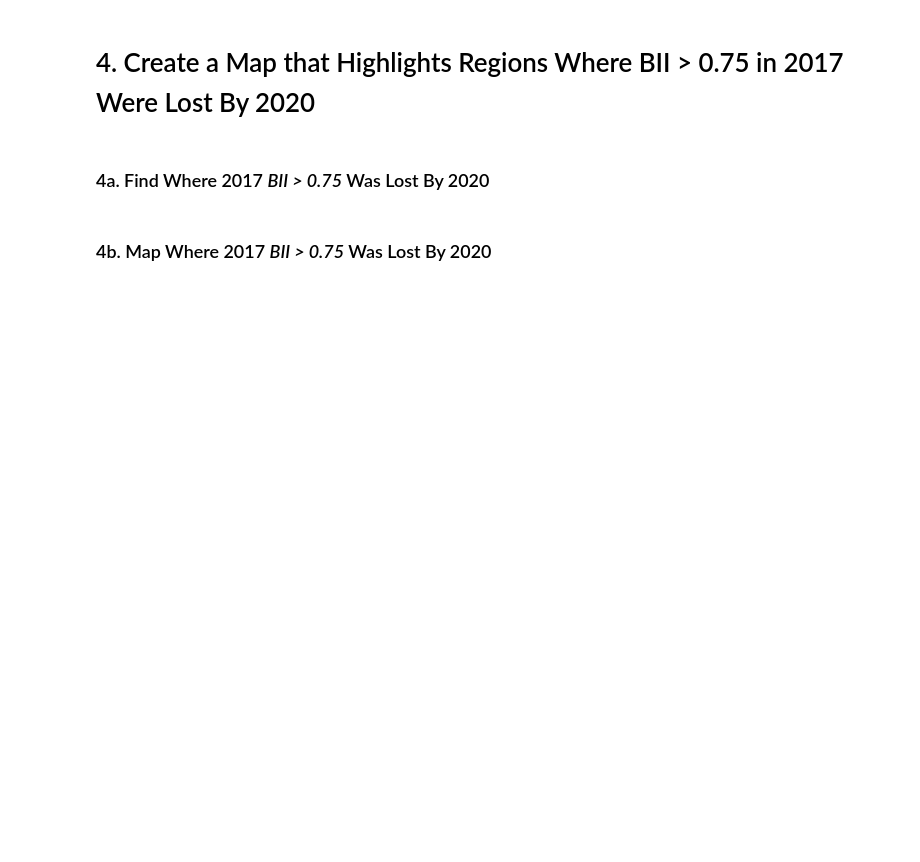
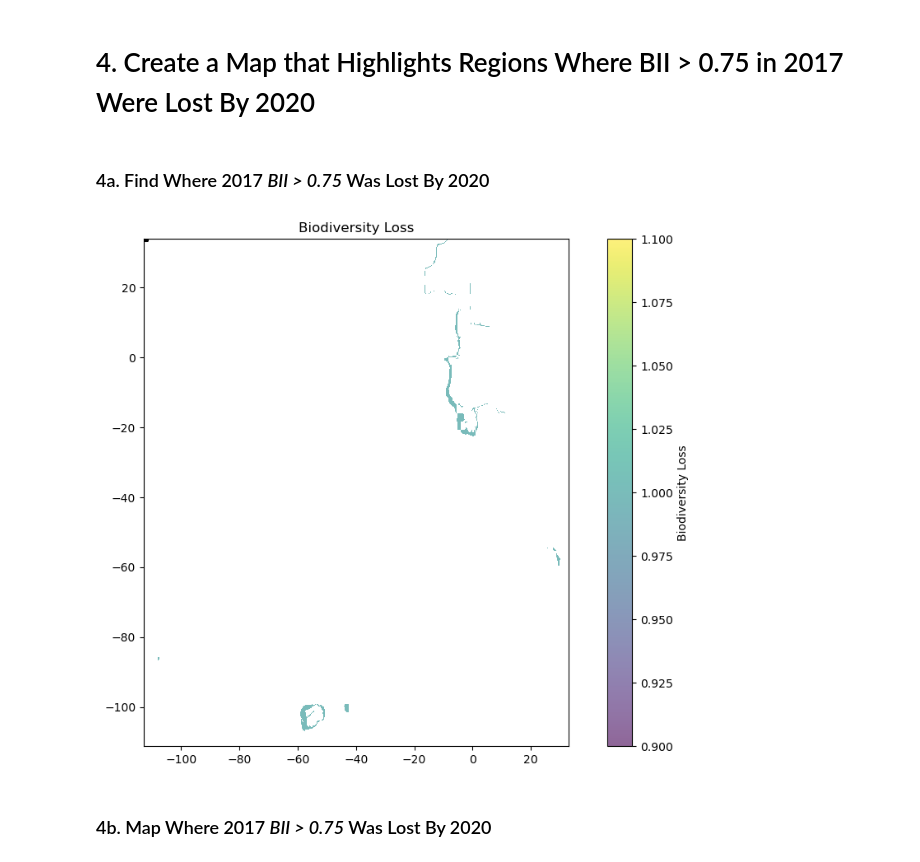
Before and after one commit to nicolelpepper/pheonix-bii-analysis, a Jupyter notebook: phoenix_bii_analysis.ipynb, the cells around one changed output. Drawn from its saved outputs; the diff is of its cells as text; code cells hidden in the pictures; blank space fills up the shorter version.

```diff
--- a/phoenix_bii_analysis.ipynb
+++ b/phoenix_bii_analysis.ipynb
@@ -215,8 +238,8 @@ def reclassify_data(data, threshold):
     return reclassified
 
 # Reclassify data for 2017 and 2020
-phoenix_2017_reclassified = reclassify_data(phoenix_2017_clipped.sel(band=1), 0.75)
-phoenix_2020_reclassified = reclassify_data(phoenix_2020_clipped.sel(band=1), 0.75)
+bii_2017_reclass = reclassify_data(bii_2017_phoenix, 0.75)
+bii_2020_reclass = reclassify_data(bii_2020_phoenix, 0.75)
 # %% [markdown]
 ### 3b. Calculate Percent Area for 2017 & 2020
 # %%
@@ -247,3 +283,27 @@ bii_loss_np[bii_loss_np != 1] = np.nan
+# %%
+# ---- Plot Preliminary Results for Biodiversity Loss ----
+
+# Define fig parameters
+fig, ax = plt.subplots(figsize=(12, 8))
+
+# Plot the bii loss
+cax = ax.imshow(
+    bii_loss_xr,
+    extent=bbox,
+    interpolation='none',
+    alpha=0.6
+)
+
+phoenix.boundary.plot(ax=ax, edgecolor='black', linewidth=2)
+
+# Add color bar and map elements
+fig.colorbar(cax, ax=ax, orientation="vertical", label="Biodiversity Loss")
+plt.title('Biodiversity Loss')
+
+# Display the map
+plt.show()
+# %% [output]
+[figure, added]
 # %% [markdown]
 ### 4b. Map Where 2017 *BII > 0.75* Was Lost By 2020
 # %%
```
Also changed, not shown: parts of 19 cells of this notebook.
